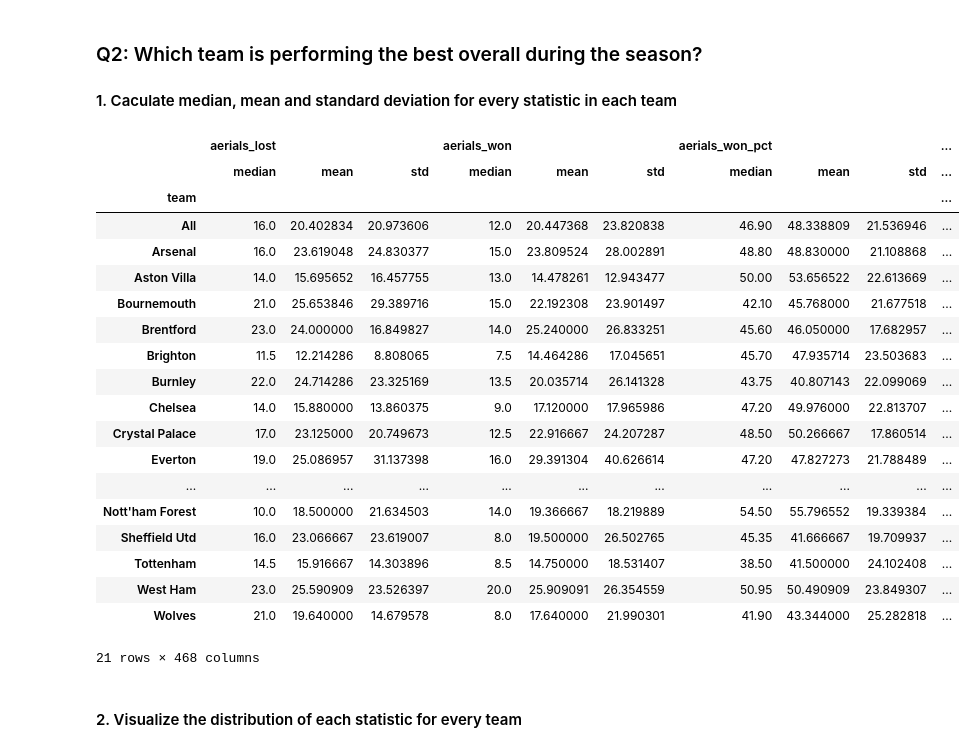
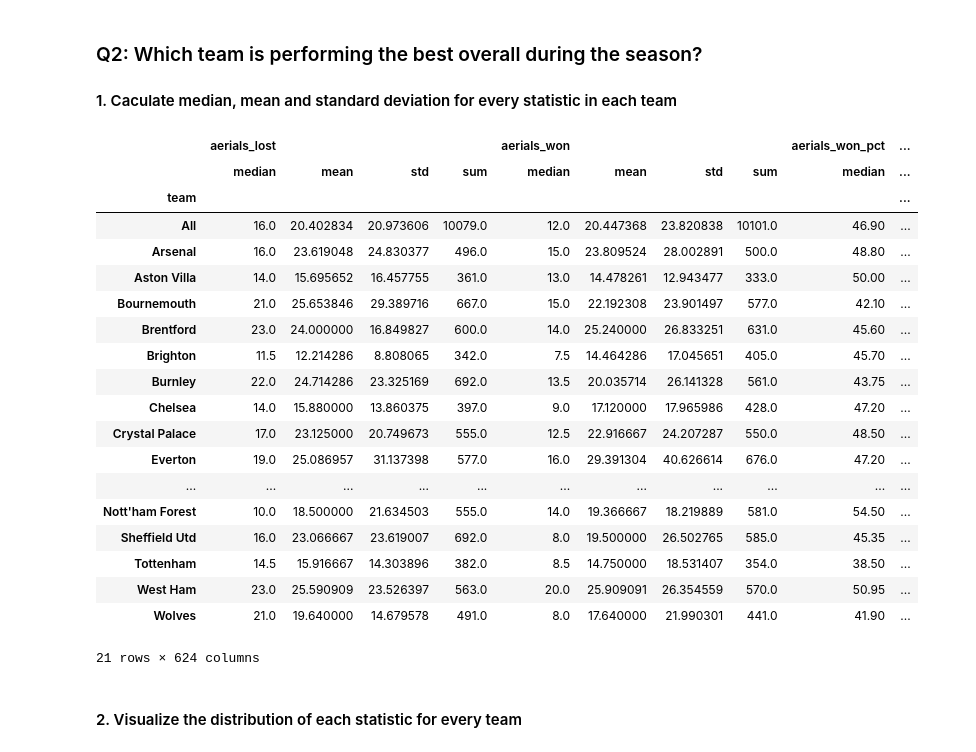
Before and after one commit to Huycuong03/Analyze-the-2023-2024-Premier-League-season, a Jupyter notebook: main.ipynb, the cells around one changed output. Drawn from its saved outputs; the diff is of its cells as text; code cells hidden in the pictures.

```diff
--- a/main.ipynb
+++ b/main.ipynb
@@ -113,40 +113,40 @@ top_and_bottom_stats
 ### Q2: Which team is performing the best overall during the season?
 #### 1. Caculate median, mean and standard deviation for every statistic in each team
 # %%
-statistics = ["median", "mean", "std"]
+statistics = ["median", "mean", "std", "sum"]
 
 all_team_stats = pd.DataFrame(
     [stats[statistical_columns].agg(statistics).T.to_numpy().flatten()],
     columns=pd.MultiIndex.from_product([statistical_columns.array, statistics]),
     index=pd.Index(["All"], name="team")
 )
 
 team_stats = pd.concat([
     all_team_stats,
     stats[statistical_columns].groupby(level="team").agg(statistics)
 ])
 team_stats
 # %% [output]
-|  | aerials_lost |  |  | aerials_won |  |  | aerials_won_pct |  |  | ... |
-|  | median | mean | std | median | mean | std | median | mean | std | ... |
+|  | aerials_lost |  |  |  | aerials_won |  |  |  | aerials_won_pct | ... |
+|  | median | mean | std | sum | median | mean | std | sum | median | ... |
 | team |  |  |  |  |  |  |  |  |  | ... |
-| All | 16.0 | 20.402834 | 20.973606 | 12.0 | 20.447368 | 23.820838 | 46.90 | 48.338809 | 21.536946 | ... |
-| Arsenal | 16.0 | 23.619048 | 24.830377 | 15.0 | 23.809524 | 28.002891 | 48.80 | 48.830000 | 21.108868 | ... |
-| Aston Villa | 14.0 | 15.695652 | 16.457755 | 13.0 | 14.478261 | 12.943477 | 50.00 | 53.656522 | 22.613669 | ... |
-| Bournemouth | 21.0 | 25.653846 | 29.389716 | 15.0 | 22.192308 | 23.901497 | 42.10 | 45.768000 | 21.677518 | ... |
-| Brentford | 23.0 | 24.000000 | 16.849827 | 14.0 | 25.240000 | 26.833251 | 45.60 | 46.050000 | 17.682957 | ... |
-| Brighton | 11.5 | 12.214286 | 8.808065 | 7.5 | 14.464286 | 17.045651 | 45.70 | 47.935714 | 23.503683 | ... |
-| Burnley | 22.0 | 24.714286 | 23.325169 | 13.5 | 20.035714 | 26.141328 | 43.75 | 40.807143 | 22.099069 | ... |
-| Chelsea | 14.0 | 15.880000 | 13.860375 | 9.0 | 17.120000 | 17.965986 | 47.20 | 49.976000 | 22.813707 | ... |
-| Crystal Palace | 17.0 | 23.125000 | 20.749673 | 12.5 | 22.916667 | 24.207287 | 48.50 | 50.266667 | 17.860514 | ... |
-| Everton | 19.0 | 25.086957 | 31.137398 | 16.0 | 29.391304 | 40.626614 | 47.20 | 47.827273 | 21.788489 | ... |
+| All | 16.0 | 20.402834 | 20.973606 | 10079.0 | 12.0 | 20.447368 | 23.820838 | 10101.0 | 46.90 | ... |
+| Arsenal | 16.0 | 23.619048 | 24.830377 | 496.0 | 15.0 | 23.809524 | 28.002891 | 500.0 | 48.80 | ... |
+| Aston Villa | 14.0 | 15.695652 | 16.457755 | 361.0 | 13.0 | 14.478261 | 12.943477 | 333.0 | 50.00 | ... |
+| Bournemouth | 21.0 | 25.653846 | 29.389716 | 667.0 | 15.0 | 22.192308 | 23.901497 | 577.0 | 42.10 | ... |
+| Brentford | 23.0 | 24.000000 | 16.849827 | 600.0 | 14.0 | 25.240000 | 26.833251 | 631.0 | 45.60 | ... |
+| Brighton | 11.5 | 12.214286 | 8.808065 | 342.0 | 7.5 | 14.464286 | 17.045651 | 405.0 | 45.70 | ... |
+| Burnley | 22.0 | 24.714286 | 23.325169 | 692.0 | 13.5 | 20.035714 | 26.141328 | 561.0 | 43.75 | ... |
+| Chelsea | 14.0 | 15.880000 | 13.860375 | 397.0 | 9.0 | 17.120000 | 17.965986 | 428.0 | 47.20 | ... |
+| Crystal Palace | 17.0 | 23.125000 | 20.749673 | 555.0 | 12.5 | 22.916667 | 24.207287 | 550.0 | 48.50 | ... |
+| Everton | 19.0 | 25.086957 | 31.137398 | 577.0 | 16.0 | 29.391304 | 40.626614 | 676.0 | 47.20 | ... |
 | ... | ... | ... | ... | ... | ... | ... | ... | ... | ... | ... |
-| Nott'ham Forest | 10.0 | 18.500000 | 21.634503 | 14.0 | 19.366667 | 18.219889 | 54.50 | 55.796552 | 19.339384 | ... |
-| Sheffield Utd | 16.0 | 23.066667 | 23.619007 | 8.0 | 19.500000 | 26.502765 | 45.35 | 41.666667 | 19.709937 | ... |
-| Tottenham | 14.5 | 15.916667 | 14.303896 | 8.5 | 14.750000 | 18.531407 | 38.50 | 41.500000 | 24.102408 | ... |
-| West Ham | 23.0 | 25.590909 | 23.526397 | 20.0 | 25.909091 | 26.354559 | 50.95 | 50.490909 | 23.849307 | ... |
-| Wolves | 21.0 | 19.640000 | 14.679578 | 8.0 | 17.640000 | 21.990301 | 41.90 | 43.344000 | 25.282818 | ... |
+| Nott'ham Forest | 10.0 | 18.500000 | 21.634503 | 555.0 | 14.0 | 19.366667 | 18.219889 | 581.0 | 54.50 | ... |
+| Sheffield Utd | 16.0 | 23.066667 | 23.619007 | 692.0 | 8.0 | 19.500000 | 26.502765 | 585.0 | 45.35 | ... |
+| Tottenham | 14.5 | 15.916667 | 14.303896 | 382.0 | 8.5 | 14.750000 | 18.531407 | 354.0 | 38.50 | ... |
+| West Ham | 23.0 | 25.590909 | 23.526397 | 563.0 | 20.0 | 25.909091 | 26.354559 | 570.0 | 50.95 | ... |
+| Wolves | 21.0 | 19.640000 | 14.679578 | 491.0 | 8.0 | 17.640000 | 21.990301 | 441.0 | 41.90 | ... |
-21 rows × 468 columns
+21 rows × 624 columns
 # %%
 # team_stats.to_csv("result/results2.csv", index=True)
 # %% [markdown]
```
Also changed, not shown: parts of 10 cells of this notebook, 1 other file.
